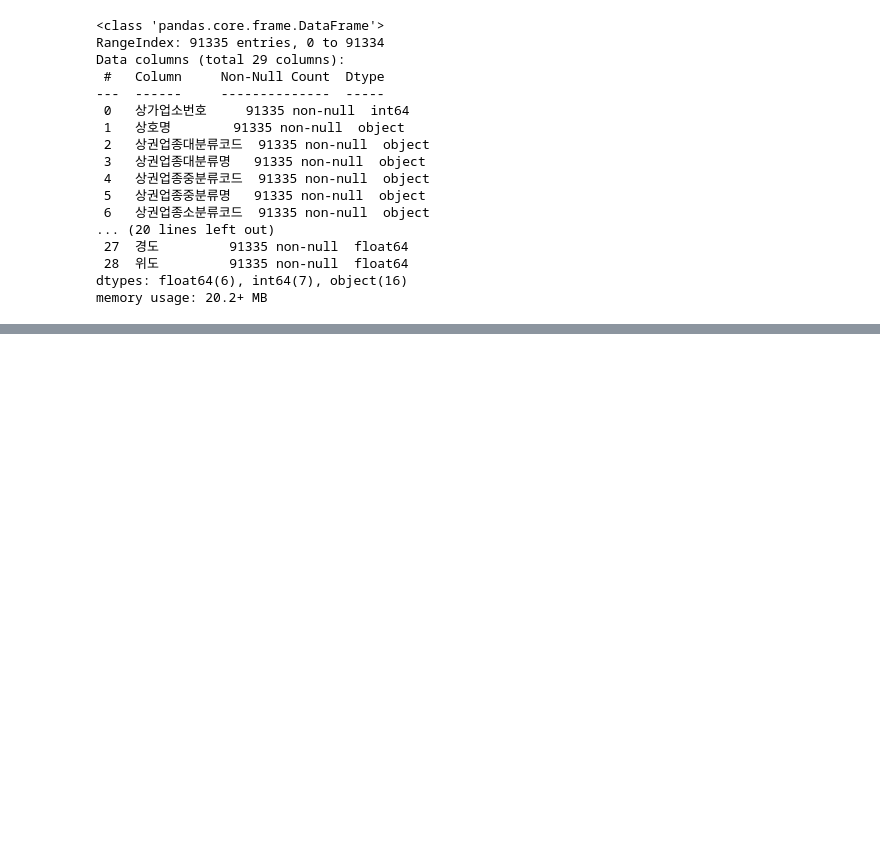
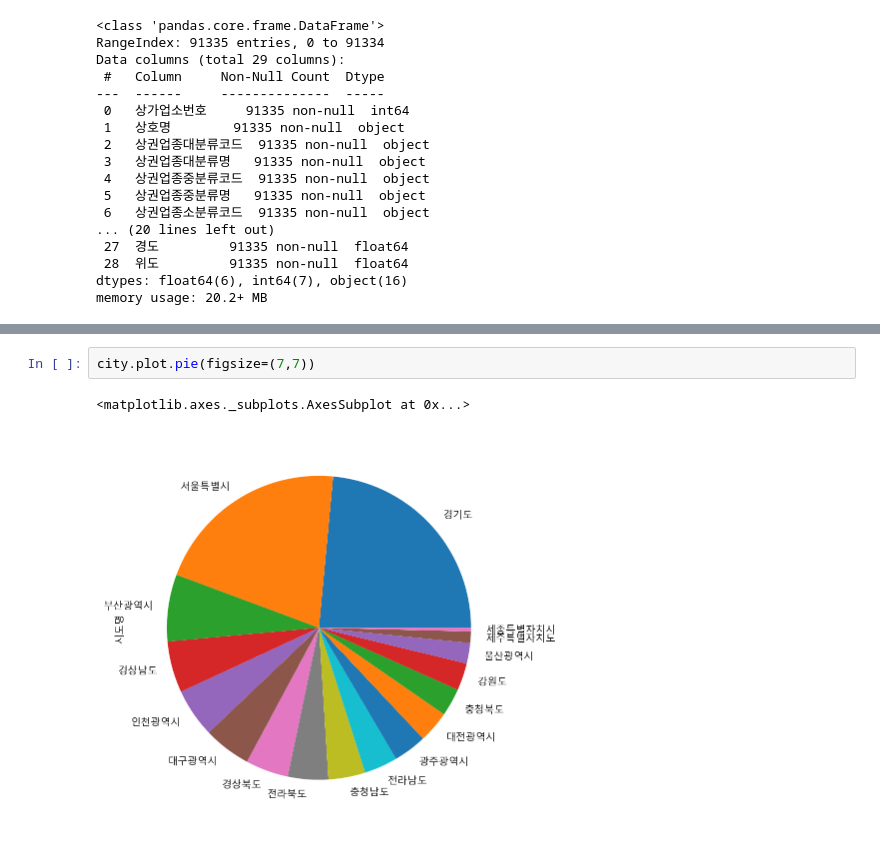
Before and after one commit to Hugekyung/TIL, a Jupyter notebook: data_analysis/공공데이터_상권정보분석.ipynb, the cells around one changed output, grey strips where cells are left out. Saved outputs shown, nothing was run; the diff lists cells and outputs as text; blank space fills up the shorter version.

```diff
--- a/data_analysis/공공데이터_상권정보분석.ipynb
+++ b/data_analysis/공공데이터_상권정보분석.ipynb
@@ -178,0 +305,5 @@ memory usage: 20.2+ MB
+# %%
+city.plot.pie(figsize=(7,7))
+# %% [output]
+<matplotlib.axes._subplots.AxesSubplot at 0x...>
+[figure, added]
```
Also changed, not shown: parts of 56 cells of this notebook.
